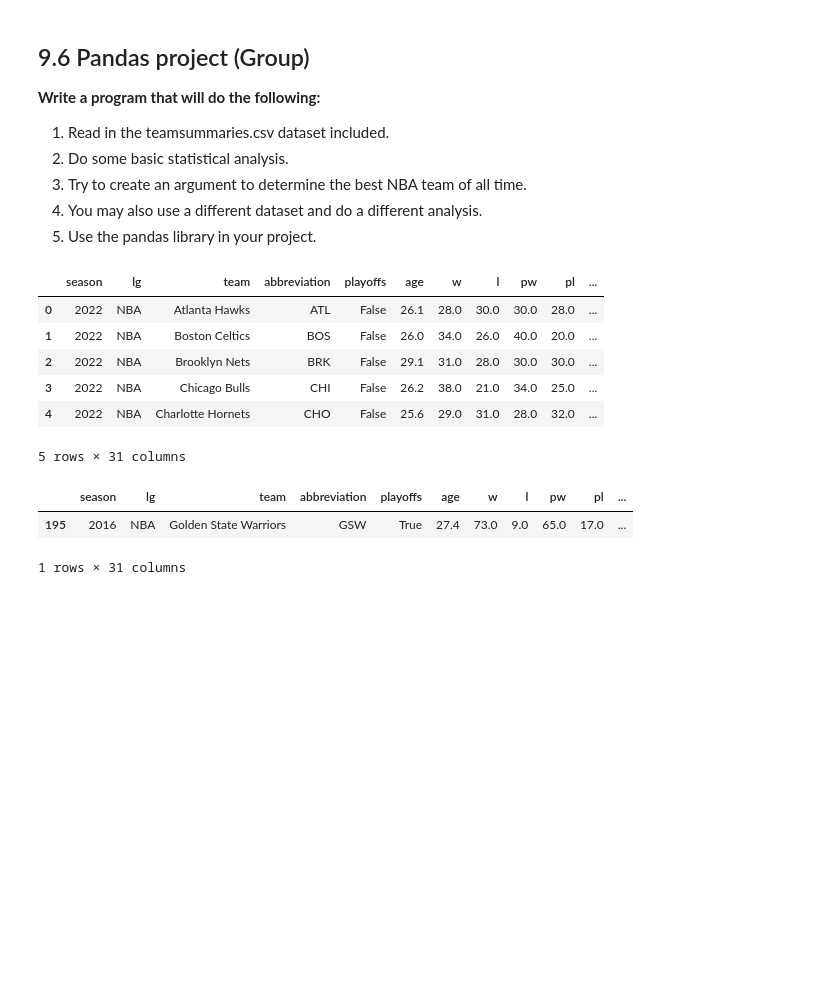
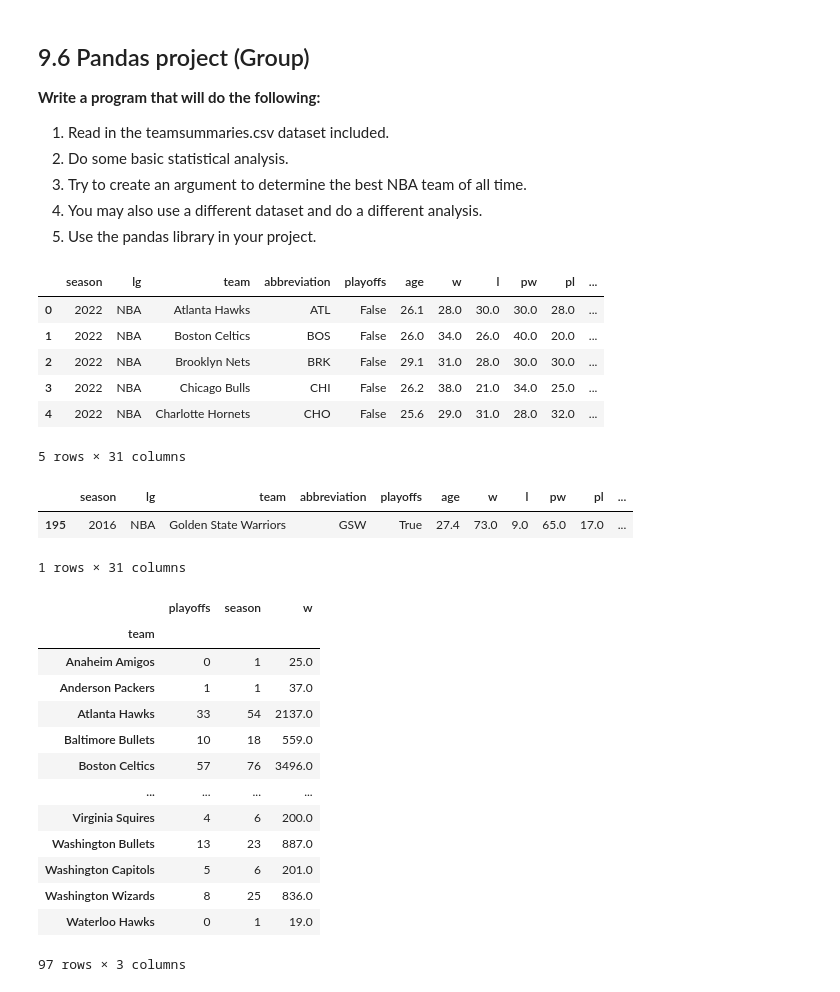
Before and after one commit to jeffgoeken/My_NCState_Homework, a Jupyter notebook: week9 student/Week9-Student.ipynb, the cells around one changed output. Cells and saved outputs as stored; diff of their text form; code cells hidden in the pictures; blank space fills up the shorter version.

```diff
--- a/week9 student/Week9-Student.ipynb
+++ b/week9 student/Week9-Student.ipynb
@@ -710,18 +710,37 @@ class TeamSummaries:
     def getMostWins(self):
         #display(self.df.loc[self.df['w'].idxmax()])
         display(self.df[self.df['w']==self.df['w'].max()])
+
+    def PivotTable(self):
+        pivot = pd.pivot_table(self.df, index=['team'], aggfunc={'playoffs':sum, 'w':sum, 'season':'count'})
+        display(pivot)
 # %%
 bbteams = TeamSummaries('Team Summaries.csv')
 #bbteams.displayStats()
 bbteams.getMostWins()
+bbteams.PivotTable()
 # %% [output]
 |  | season | lg | team | abbreviation | playoffs | age | w | l | pw | pl | ... |
 | 0 | 2022 | NBA | Atlanta Hawks | ATL | False | 26.1 | 28.0 | 30.0 | 30.0 | 28.0 | ... |
 | 1 | 2022 | NBA | Boston Celtics | BOS | False | 26.0 | 34.0 | 26.0 | 40.0 | 20.0 | ... |
 | 2 | 2022 | NBA | Brooklyn Nets | BRK | False | 29.1 | 31.0 | 28.0 | 30.0 | 30.0 | ... |
 | 3 | 2022 | NBA | Chicago Bulls | CHI | False | 26.2 | 38.0 | 21.0 | 34.0 | 25.0 | ... |
 | 4 | 2022 | NBA | Charlotte Hornets | CHO | False | 25.6 | 29.0 | 31.0 | 28.0 | 32.0 | ... |
 5 rows × 31 columns
 |  | season | lg | team | abbreviation | playoffs | age | w | l | pw | pl | ... |
 | 195 | 2016 | NBA | Golden State Warriors | GSW | True | 27.4 | 73.0 | 9.0 | 65.0 | 17.0 | ... |
 1 rows × 31 columns
+|  | playoffs | season | w |
+| team |  |  |  |
+| Anaheim Amigos | 0 | 1 | 25.0 |
+| Anderson Packers | 1 | 1 | 37.0 |
+| Atlanta Hawks | 33 | 54 | 2137.0 |
+| Baltimore Bullets | 10 | 18 | 559.0 |
+| Boston Celtics | 57 | 76 | 3496.0 |
+| ... | ... | ... | ... |
+| Virginia Squires | 4 | 6 | 200.0 |
+| Washington Bullets | 13 | 23 | 887.0 |
+| Washington Capitols | 5 | 6 | 201.0 |
+| Washington Wizards | 8 | 25 | 836.0 |
+| Waterloo Hawks | 0 | 1 | 19.0 |
+97 rows × 3 columns
```
